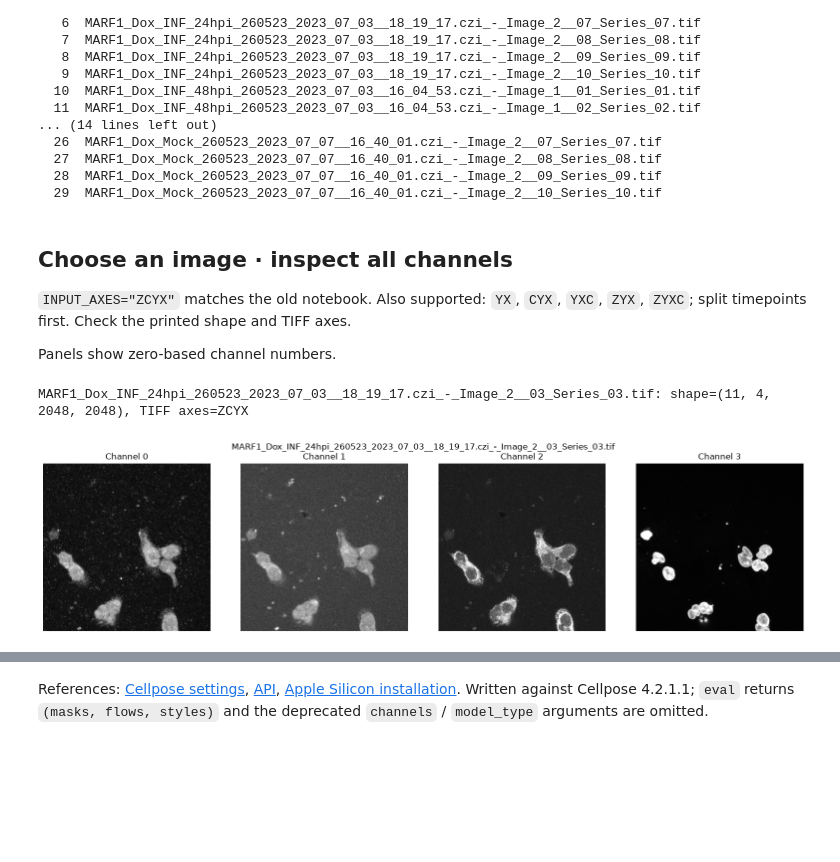
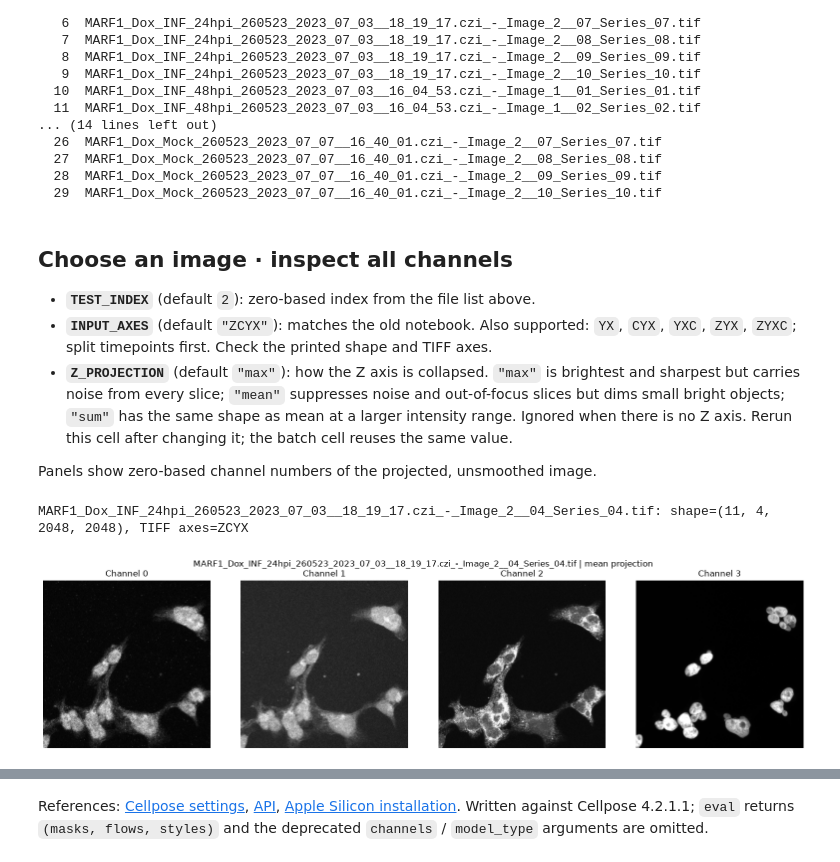
Before and after one commit to JeffLeeLab/Image-analysis, a Jupyter notebook: Segmentation/Cellpose-SAM-AppleM1/cellpose-sam-workbook.ipynb, the cells around one changed output, grey strips where cells are left out. Drawn from its saved outputs; the diff is of its cells as text; code cells hidden in the pictures; blank space fills up the shorter version.

```diff
--- a/Segmentation/Cellpose-SAM-AppleM1/cellpose-sam-workbook.ipynb
+++ b/Segmentation/Cellpose-SAM-AppleM1/cellpose-sam-workbook.ipynb
@@ -49,10 +50,17 @@ Choose `MODEL_NAME` in the next cell, then rerun that cell and preview when swit
 
 DINOv3 is installed in this environment. Restart an already-running kernel after installation. Each model downloads its weights on first use. See the [official model descriptions](https://cellpose.readthedocs.io/en/latest/models.html).
 # %%
-MODEL_NAME = "cpdino"  # cpsam_v2, cpsam, cpdino, or cpdino-vitb
+MODEL_NAME = "cpsam"  # cpsam_v2, cpsam, cpdino, or cpdino-vitb
 
-def load_projection(path, axes):
-    """Return all channels as float32 YXC, projecting only the explicit Z axis."""
+Z_PROJECTIONS = {"max": np.max, "mean": np.mean, "sum": np.sum}
+
+def load_projection(path, axes, method="max"):
+    """Return all channels as float32 YXC, projecting only the explicit Z axis.
+
+    method: "max" (default), "mean" or "sum". Ignored when there is no Z axis.
+    """
+    if method not in Z_PROJECTIONS:
+        raise ValueError(f"Z_PROJECTION must be one of {sorted(Z_PROJECTIONS)}, got {method!r}.")
     raw = tifffile.imread(path)
     axes = axes.upper()
     if axes not in {"YX", "CYX", "YXC", "ZYX", "ZCYX", "ZYXC"}:
@@ -61,12 +69,27 @@ def load_projection(path, axes):
         raise ValueError(f"Shape {raw.shape} does not match axes {axes!r}.")
     image = np.asarray(raw, dtype=np.float32)
     if "Z" in axes:
-        image = image.max(axis=axes.index("Z"))
+        image = Z_PROJECTIONS[method](image, axis=axes.index("Z"))
         axes = axes.replace("Z", "")
     image = np.moveaxis(image, axes.index("C"), -1) if "C" in axes else image[..., None]
     if not np.isfinite(image).all():
         raise ValueError("Image contains NaN or infinite values.")
     return np.ascontiguousarray(image)
+
+
+def preprocess(image, median=None, gaussian=None):
+    """Smooth a YXC image per channel. median: odd window in px; gaussian: sigma in px."""
+    out = image
+    if median is not None:
+        median = int(median)
+        if median < 1:
+            raise ValueError("MEDIAN must be a positive integer (window size in pixels) or None.")
+        out = ndimage.median_filter(out, size=(median, median, 1))
+    if gaussian is not None:
+        if gaussian <= 0:
+            raise ValueError("GAUSSIAN must be a positive number (sigma in pixels) or None.")
+        out = ndimage.gaussian_filter(out, sigma=(gaussian, gaussian, 0))
+    return np.ascontiguousarray(out, dtype=np.float32)
 
 
 assert MODEL_NAME in models.MODEL_NAMES, f"Choose from {models.MODEL_NAMES}"
@@ -103,7 +126,7 @@ INPUT_DIR = Path("/Volumes/Jeff-exFAT/Marko_HIV/080623/MARF1/Dox").expanduser()
 
 files = sorted(p for p in INPUT_DIR.iterdir()
                if p.is_file() and p.suffix.lower() in {".tif", ".tiff"}
-               and not p.stem.lower().endswith(("_label", "_masks")))
+               and not p.stem.lower().endswith(("_label", "_masks", "_nucllabel")))
 if not files:
     raise FileNotFoundError(f"No input TIFFs in {INPUT_DIR}")
 for index, path in enumerate(files):
@@ -128,35 +151,38 @@ for index, path in enumerate(files):
   29  MARF1_Dox_Mock_260523_2023_07_07__16_40_01.czi_-_Image_2__10_Series_10.tif
 # %% [markdown]
 ## Choose an image · inspect all channels
-`INPUT_AXES="ZCYX"` matches the old notebook. Also supported: `YX`, `CYX`, `YXC`, `ZYX`, `ZYXC`; split timepoints first. Check the printed shape and TIFF axes.
+- **`TEST_INDEX`** (default `2`): zero-based index from the file list above.
+- **`INPUT_AXES`** (default `"ZCYX"`): matches the old notebook. Also supported: `YX`, `CYX`, `YXC`, `ZYX`, `ZYXC`; split timepoints first. Check the printed shape and TIFF axes.
+- **`Z_PROJECTION`** (default `"max"`): how the Z axis is collapsed. `"max"` is brightest and sharpest but carries noise from every slice; `"mean"` suppresses noise and out-of-focus slices but dims small bright objects; `"sum"` has the same shape as mean at a larger intensity range. Ignored when there is no Z axis. Rerun this cell after changing it; the batch cell reuses the same value.
 
-Panels show zero-based channel numbers.
+Panels show zero-based channel numbers of the projected, unsmoothed image.
 # %%
-TEST_INDEX = 2  # choose from the file list above
+TEST_INDEX = 3  # choose from the file list above
 INPUT_AXES = "ZCYX"
+Z_PROJECTION = "mean"  # "max", "mean" or "sum"
 
 test_path = files[TEST_INDEX]
 with tifffile.TiffFile(test_path) as tif:
     print(f"{test_path.name}: shape={tif.series[0].shape}, TIFF axes={tif.series[0].axes}")
-all_channels = load_projection(test_path, INPUT_AXES)
+all_channels = load_projection(test_path, INPUT_AXES, Z_PROJECTION)
 
 n_channels = all_channels.shape[-1]
 columns = min(4, n_channels)
 rows = (n_channels + columns - 1) // columns
 fig, axs = plt.subplots(rows, columns, figsize=(4 * columns, 4 * rows), squeeze=False)
 for i, ax in enumerate(axs.flat):
     if i < n_channels:
         channel = all_channels[..., i]
         lo, hi = np.percentile(channel, [1, 99])
         ax.imshow(channel, cmap="gray", vmin=lo, vmax=max(hi, lo + 1e-6))
         ax.set_title(f"Channel {i}")
     ax.axis("off")
-fig.suptitle(test_path.name)
+fig.suptitle(f"{test_path.name} | {Z_PROJECTION} projection")
 plt.tight_layout()
 plt.show()
 # %% [output]
-MARF1_Dox_INF_24hpi_260523_2023_07_03__18_19_17.czi_-_Image_2__03_Series_03.tif: shape=(11, 4, 2048, 2048), TIFF axes=ZCYX
+MARF1_Dox_INF_24hpi_260523_2023_07_03__18_19_17.czi_-_Image_2__04_Series_04.tif: shape=(11, 4, 2048, 2048), TIFF axes=ZCYX
-[figure, old version]
+[figure, new version]
 # %% [markdown]
 ## Preview · edit and rerun this cell
 Choose channels and adjust the settings below, then rerun this cell with **Ctrl+Enter**. The image and model stay loaded. Change one setting at a time and compare outlines on the same image before batching.
```
Also changed, not shown: parts of 7 cells of this notebook, 3 other files.
